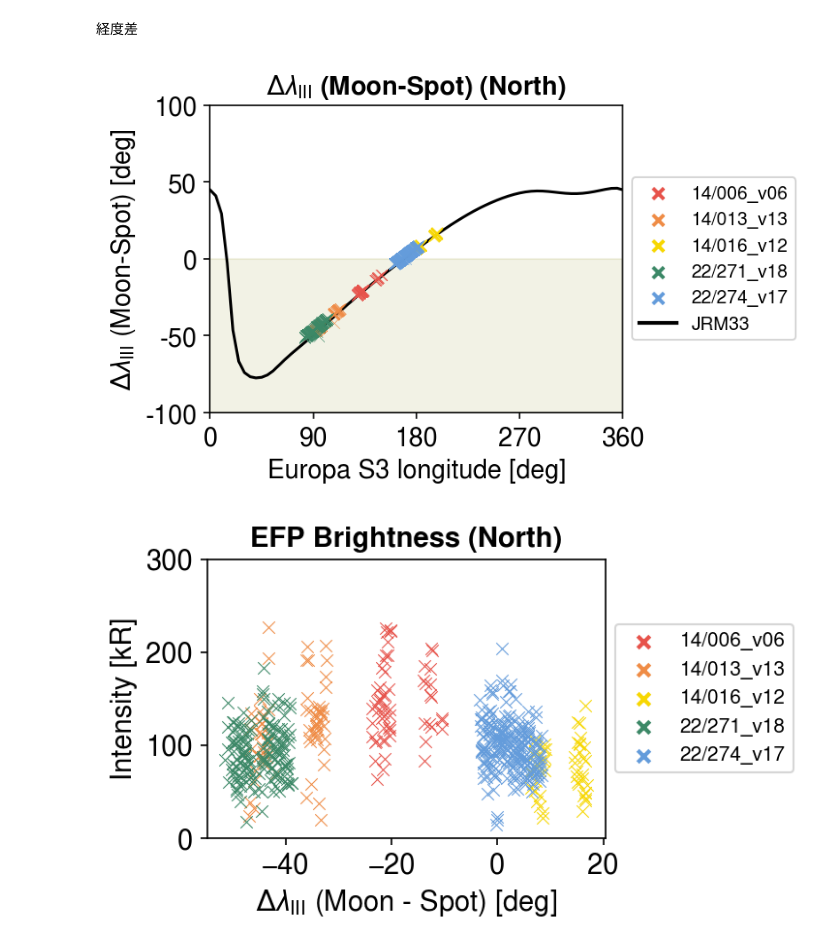
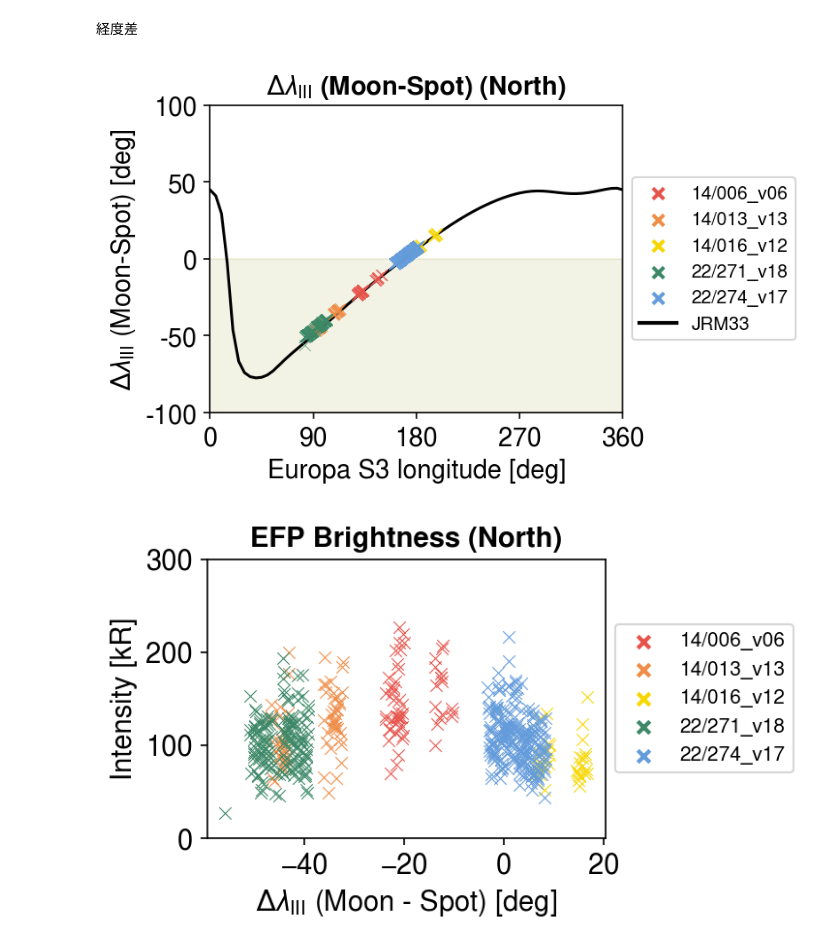
Before and after one commit to ShinnosukeSatoh/HST_Jupiter_footprints, a Jupyter notebook: photometry_plot.ipynb, the cells around one changed output. Saved outputs shown, nothing was run; the diff lists cells and outputs as text; code cells hidden in the pictures.

Commit message:
Lead angle plot updated.

```diff
--- a/photometry_plot.ipynb
+++ b/photometry_plot.ipynb
@@ -10,6 +10,7 @@ import pandas as pd
 import os
 import copy
 import ftpS3
+import localtime
 import spiceypy as spice
 spice.furnsh('kernel/cassMetaK.txt')
 
@@ -28,10 +29,13 @@ plt.rcParams.update({'font.sans-serif': fontname,
 cpalette = ['#0F4C81', '#FF6F61', '#645394',
          '#84BD00', '#F6BE00', '#F7CAC9', '#0F80E6']
 cpalette = ['#184678', '#005261', '#C00000', '#E88B00', '#F25A00', '#2F397D', '#A3BDDA', '#9FC0B4', '#F3B5A8', '#EECA77', '#EFA785', '#AAACD4']
-cpalette = ['#E7534B', '#EF8C46', '#F7D702', '#3C8867', '#649CDB', '#5341A5', '#A65FAC']
+cpalette = ['#E7534B', '#EF8C46', '#F7D702', '#3C8867', '#649CDB', '#5341A5', '#A65FAC', '#A2AAAD']
 # %%
 north_doy = ['14/006_v06', '14/013_v13', '14/016_v12', '22/271_v18', '22/274_v17']
 south_doy = ['22/185_v09', '22/310_v19', '22/349_v23']
+
+nbkg_doy = ['14/001_v01', '14/002_v02', '14/005_v05', '14/006_v06', '14/013_v13', '14/016_v12', '22/185_v10', '22/228_v13', '22/271_v18', '22/274_v17', '22/309_v20', '22/349_v24']
+sbkg_doy = ['22/140_v03', '22/185_v09', '22/186_v11', '22/229_v14', '22/310_v19', '22/311_v21', '22/349_v23']
 
 def load(csvname0):
     df = pd.read_csv(csvname0, sep='\t')
@@ -69,3 +75,25 @@ JRM33計算結果
 # %% [markdown]
 EFPの明るさ
+# %%
+hem = 'North'
+if hem == 'North':
+    doy = north_doy
+    bkgdoy = nbkg_doy
+    bon17 = '0006'
+elif hem == 'South':
+    doy = south_doy
+    bkgdoy = sbkg_doy
+    bon17 = '0007'
+else:
+    doy = north_doy+south_doy
+    bkgdoy = nbkg_doy+sbkg_doy
+
+refnum = 0
+if hem == 'South':
+    refnum = 1
+satoval = np.recfromtxt('ref/2021je007055-sup-000'+str(3+refnum)+'-table si-s0'+str(2+refnum)+'.txt', skip_header=3,
+                names=['wlon', 'amlat', 'amwlon', 'iolat', 'iowlon', 'eulat', 'euwlon', 'galat', 'gawlon'])
+
+xing_s3wlon_110 = ftpS3.ftpS3().FPW(110.61452513966482, satoval, 'EUROPA')
+xing_s3wlon_290 = ftpS3.ftpS3().FPW(110.61452513966482+180, satoval, 'EUROPA')
 # %%
@@ -342,7 +526,7 @@ ax.set_ylabel('$\\Delta\\lambda_{\\mathrm{III}}$ (Moon-Spot) [deg]', fontsize=fo
 ax.tick_params(axis='x', labelsize=fontsize)
 ax.tick_params(axis='y', labelsize=fontsize)
 for i in range(len(doy)):
-    csvname0 = 'img/red3/EUROPA/20'+doy[i]+'/brightness.csv'
+    csvname0 = 'img/red3_half2/EUROPA/20'+doy[i]+'/brightness.csv'
     utc, b0_arr, b1_arr, efplat0_arr, efpwlong0_arr, moons30_arr = load(csvname0)
     idx = np.where(b0_arr>0)
     efplat0_arr = efplat0_arr[idx]
@@ -370,32 +554,32 @@ ax.set_title('EFP Brightness ('+hem+')', weight='bold', fontsize=fontsize)
 # ax.set_xlim(-60,20)
 ax.set_ylim(0,300)
 # ax.set_yticks(np.linspace(-10,200,5))
 # ax.set_yticklabels(np.linspace(-10,200,5))
 # ax.set_xticks(np.linspace(0,360,9))
 # ax.set_xticklabels(np.linspace(0,360,9, dtype=int))
 ax.set_xlabel('$\\Delta\\lambda_{\\mathrm{III}}$ (Moon - Spot) [deg]', fontsize=fontsize)
 ax.set_ylabel('Intensity [kR]', fontsize=fontsize)
 ax.tick_params(axis='x', labelsize=fontsize)
 ax.tick_params(axis='y', labelsize=fontsize)
 for i in range(len(doy)):
-    csvname0 = 'img/red3/EUROPA/20'+doy[i]+'/brightness.csv'
+    csvname0 = 'img/red3_half2/EUROPA/20'+doy[i]+'/brightness.csv'
     utc, b0_arr, b1_arr, efplat0_arr, efpwlong0_arr, moons30_arr = load(csvname0)
     idx = np.where(b0_arr>0)
     efplat0_arr = efplat0_arr[idx]
     efpwlong0_arr = efpwlong0_arr[idx]
     moons30_arr = moons30_arr[idx]
     b0_arr = b0_arr[idx]
     b1_arr = b1_arr[idx]
     ax.scatter(moons30_arr-efpwlong0_arr, b0_arr, marker='x', c=cpalette[i], linewidths=0.5, label=doy[i], zorder=1)
 # obtain the handles and labels from the figure
 handles, labels = ax.get_legend_handles_labels()
 # copy the handles
 handles = [copy.copy(ha) for ha in handles ]
 # set the linewidths to the copies
 [ha.set_linewidth(2) for ha in handles ]
 ax.legend(handles=handles, labels=labels, loc='center left', bbox_to_anchor=(1., .5))
 fig.tight_layout()
 plt.show()
 # %% [output]
 [figure]
-[figure, old version]
+[figure, new version]
```
Also changed, not shown: parts of 20 cells of this notebook, 11 other files.
